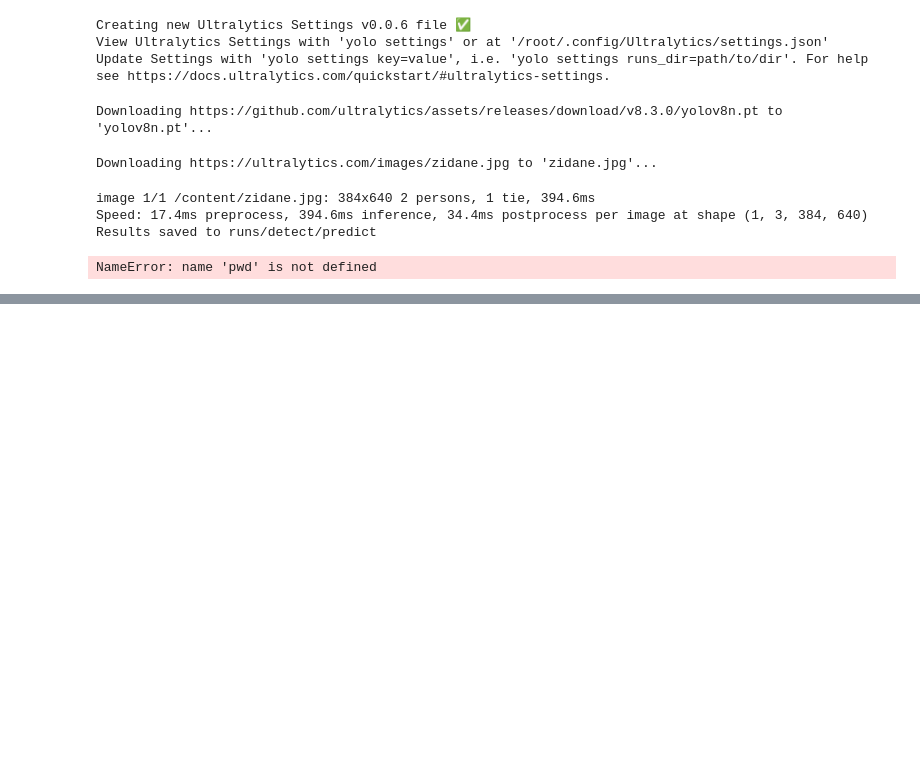
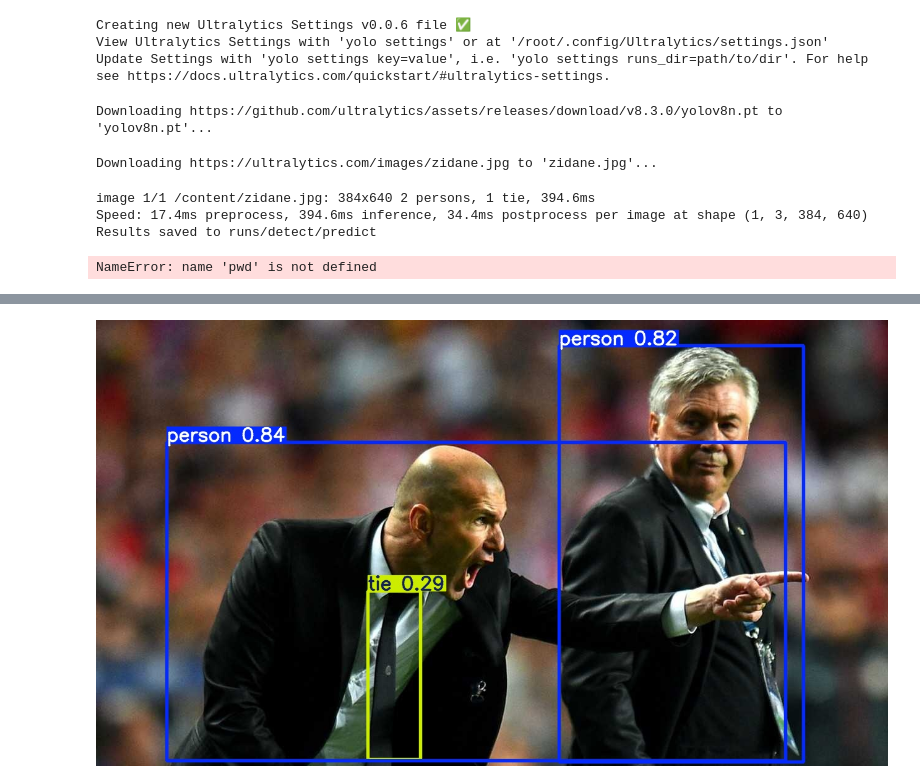
Before and after one commit to miko-cd/smart_vision, a Jupyter notebook: Smart_Vision.ipynb, the cells around one changed output, grey strips where cells are left out. Drawn from its saved outputs; the diff is of its cells as text; code cells hidden in the pictures; blank space fills up the shorter version.

```diff
--- a/Smart_Vision.ipynb
+++ b/Smart_Vision.ipynb
@@ -45,0 +89,5 @@ NameError: name 'pwd' is not defined
+# %%
+from IPython.display import display, Image
+display(Image(filename="runs/detect/predict/zidane.jpg"))
+# %% [output]
+[figure, added]
```
Also changed, not shown: parts of 4 cells of this notebook.
